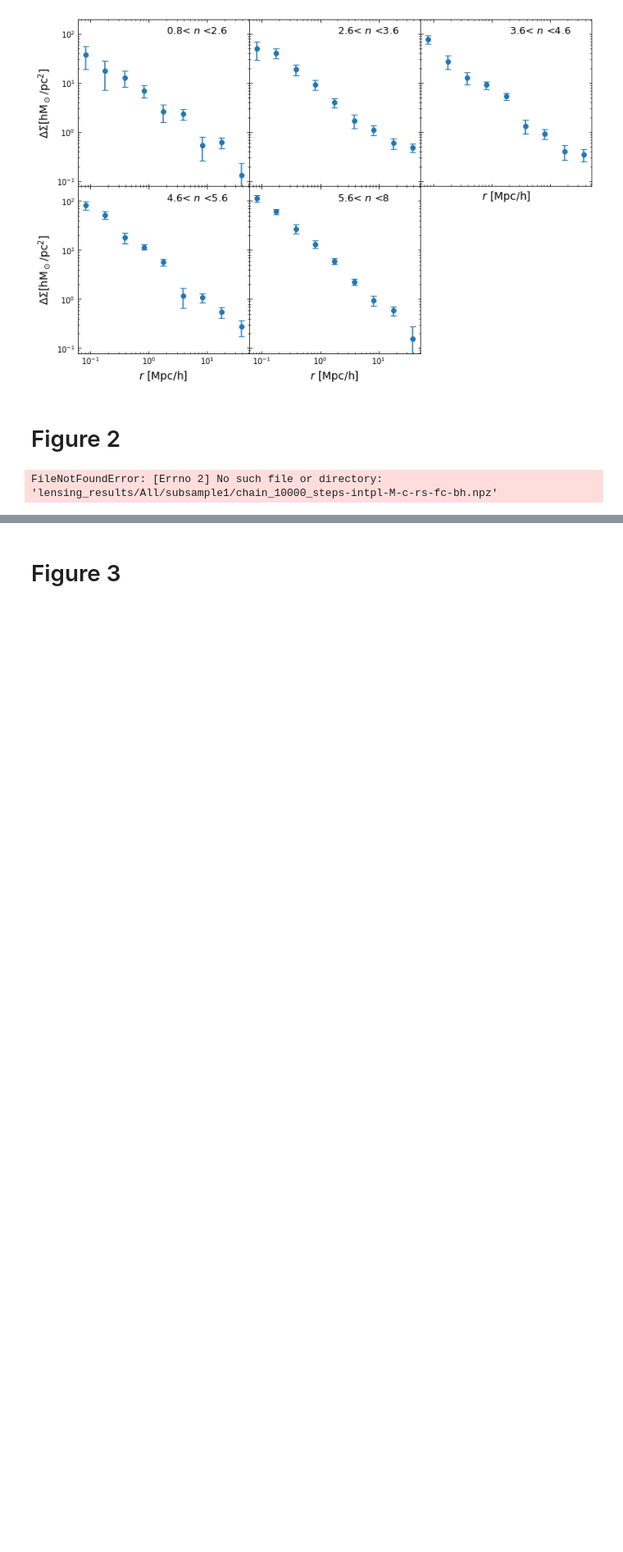
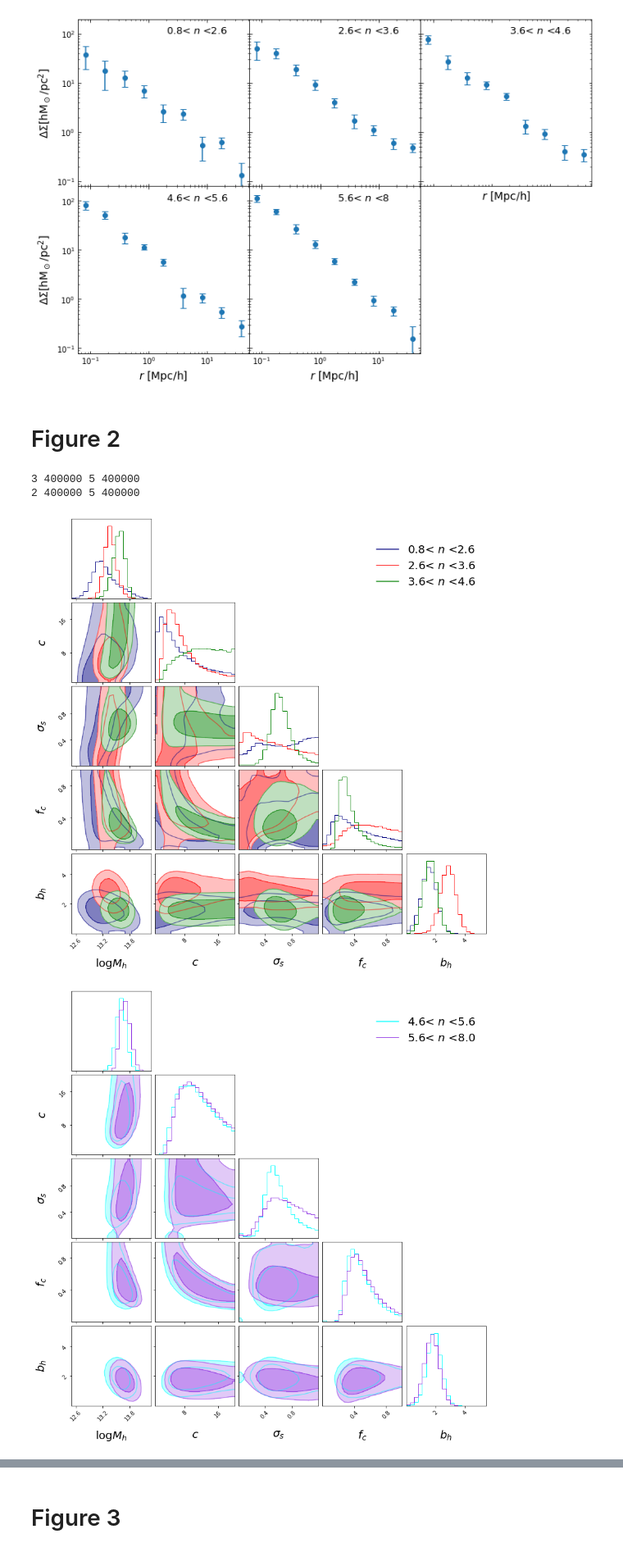
Before and after one commit to load666/arXiv-2411-07525, a Jupyter notebook: Paper_figures.ipynb, the cells around one changed output, grey strips where cells are left out. Shown at 82% size. Drawn from its saved outputs; the diff is of its cells as text; code cells hidden in the pictures; blank space fills up the shorter version.

```diff
--- a/Paper_figures.ipynb
+++ b/Paper_figures.ipynb
@@ -159,36 +159,39 @@ def overlaid_corner(samples_list, sample_labels, data_path,colors):
 
 num_par=len(sp_labels)
 nburn=int(nsteps*0.1)
 quantiles = np.array([16., 50., 84.])
 results=np.zeros((5,num_par,3))
 result_path1 = "lensing_results/All/"
 
 bound=[0.8,2.6,3.6,4.6,5.6,8.]
 samples=[]
 lbs=[]
 for isig in range(3):
     data_path1 = result_path1+"subsample"+str(isig+1)+"/"
-    file_path1 = data_path1 + "chain_"+str(nsteps)+"_steps-intpl-M-c-rs-fc-bh.npz"
+    file_path1 = data_path1 + "chain_"+str(nsteps)+"_steps-intpl-M-c-rs-fc-bh-2.npz"
     data1 = np.load(file_path1)
 
     samples.append(np.array(data1['arr_0']))
     lbs.append(str(bound[isig])+'< $n$ <'+str(bound[isig+1]))
 result_fig=result_path1+"/corner_"+str(nsteps)+"-M-c-rs-fc-bh-ppr-1.png"
 overlaid_corner(samples,lbs, result_fig,['navy','r','g'])
 
 samples=[]
 lbs=[]
 for isig in range(3,5):
     data_path1 = result_path1+"subsample"+str(isig+1)+"/"
-    file_path1 = data_path1 + "chain_"+str(nsteps)+"_steps-intpl-M-c-rs-fc-bh.npz"
+    file_path1 = data_path1 + "chain_"+str(nsteps)+"_steps-intpl-M-c-rs-fc-bh-2.npz"
     data1 = np.load(file_path1)
 
     samples.append(np.array(data1['arr_0']))
     lbs.append(str(bound[isig])+'< $n$ <'+str(bound[isig+1]))
 result_fig=result_path1+"/corner_"+str(nsteps)+"-M-c-rs-fc-bh-ppr-2.png"
 overlaid_corner(samples,lbs, result_fig,['cyan','blueviolet'])
 # %% [output]
-FileNotFoundError: [Errno 2] No such file or directory: 'lensing_results/All/subsample1/chain_10000_steps-intpl-M-c-rs-fc-bh.npz'
+3 400000 5 400000
+2 400000 5 400000
+[figure, added]
+[figure, added]
 # %%
 from matplotlib.pyplot import imread
 
```
Also changed, not shown: parts of 1 cell of this notebook, 2 other files.
